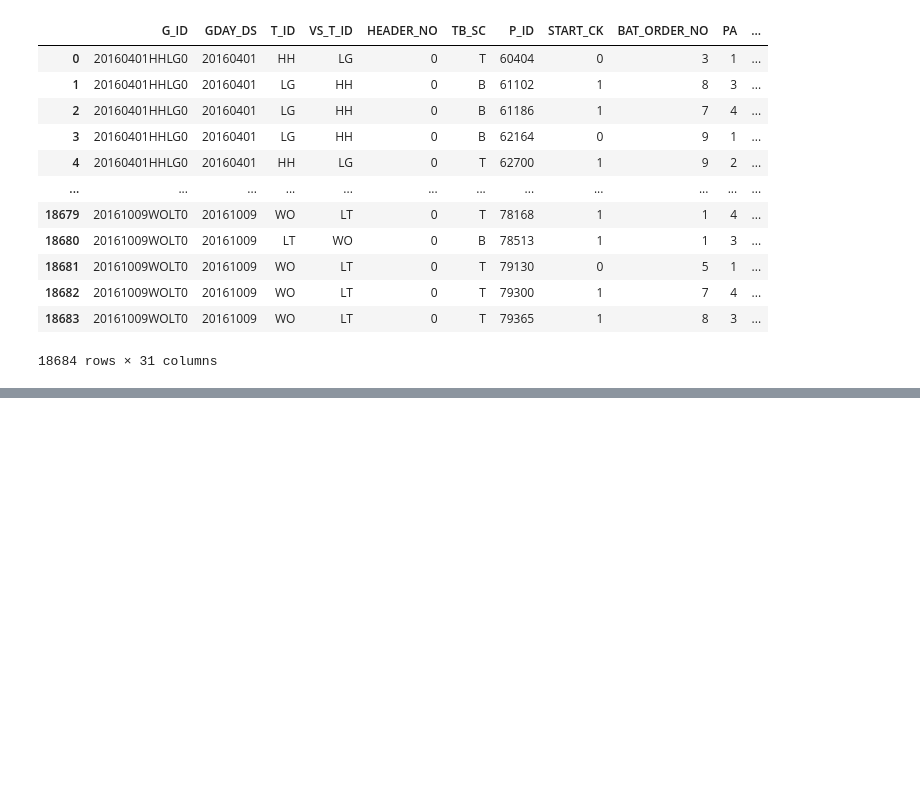
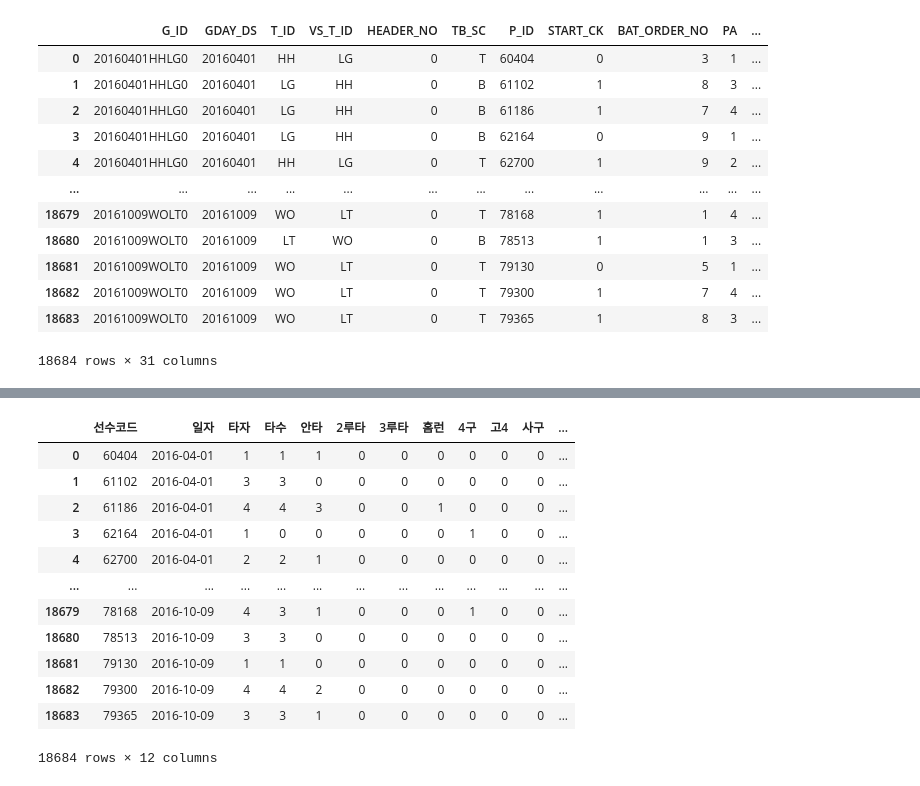
Before and after one commit to seonghunYang/big_contest2020, a Jupyter notebook: EDA3- 세이버 메트릭스 생성.ipynb, the cells around one changed output, grey strips where cells are left out. Cells and saved outputs as stored; diff of their text form; code cells hidden in the pictures; blank space fills up the shorter version.

```diff
--- a/EDA3- 세이버 메트릭스 생성.ipynb
+++ b/EDA3- 세이버 메트릭스 생성.ipynb
@@ -35,0 +52,19 @@ hitter_2016['시즌'] = hitter_2016['일자'].dt.year
+# %%
+# 단타 구하기
+hitter_2016['단타'] = hitter_2016['안타'] - (hitter_2016['2루타'] + hitter_2016['3루타'] + hitter_2016['홈런'])
+# %%
+hitter_2016[['선수코드', '일자','타자', '타수', '안타', '2루타', '3루타', '홈런', '4구', '고4', '사구','단타']]
+# %% [output]
+|  | 선수코드 | 일자 | 타자 | 타수 | 안타 | 2루타 | 3루타 | 홈런 | 4구 | 고4 | 사구 | ... |
+| 0 | 60404 | 2016-04-01 | 1 | 1 | 1 | 0 | 0 | 0 | 0 | 0 | 0 | ... |
+| 1 | 61102 | 2016-04-01 | 3 | 3 | 0 | 0 | 0 | 0 | 0 | 0 | 0 | ... |
+| 2 | 61186 | 2016-04-01 | 4 | 4 | 3 | 0 | 0 | 1 | 0 | 0 | 0 | ... |
+| 3 | 62164 | 2016-04-01 | 1 | 0 | 0 | 0 | 0 | 0 | 1 | 0 | 0 | ... |
+| 4 | 62700 | 2016-04-01 | 2 | 2 | 1 | 0 | 0 | 0 | 0 | 0 | 0 | ... |
+| ... | ... | ... | ... | ... | ... | ... | ... | ... | ... | ... | ... | ... |
+| 18679 | 78168 | 2016-10-09 | 4 | 3 | 1 | 0 | 0 | 0 | 1 | 0 | 0 | ... |
+| 18680 | 78513 | 2016-10-09 | 3 | 3 | 0 | 0 | 0 | 0 | 0 | 0 | 0 | ... |
+| 18681 | 79130 | 2016-10-09 | 1 | 1 | 0 | 0 | 0 | 0 | 0 | 0 | 0 | ... |
+| 18682 | 79300 | 2016-10-09 | 4 | 4 | 2 | 0 | 0 | 0 | 0 | 0 | 0 | ... |
+| 18683 | 79365 | 2016-10-09 | 3 | 3 | 1 | 0 | 0 | 0 | 0 | 0 | 0 | ... |
+18684 rows × 12 columns
```
Also changed, not shown: parts of 12 cells of this notebook.
